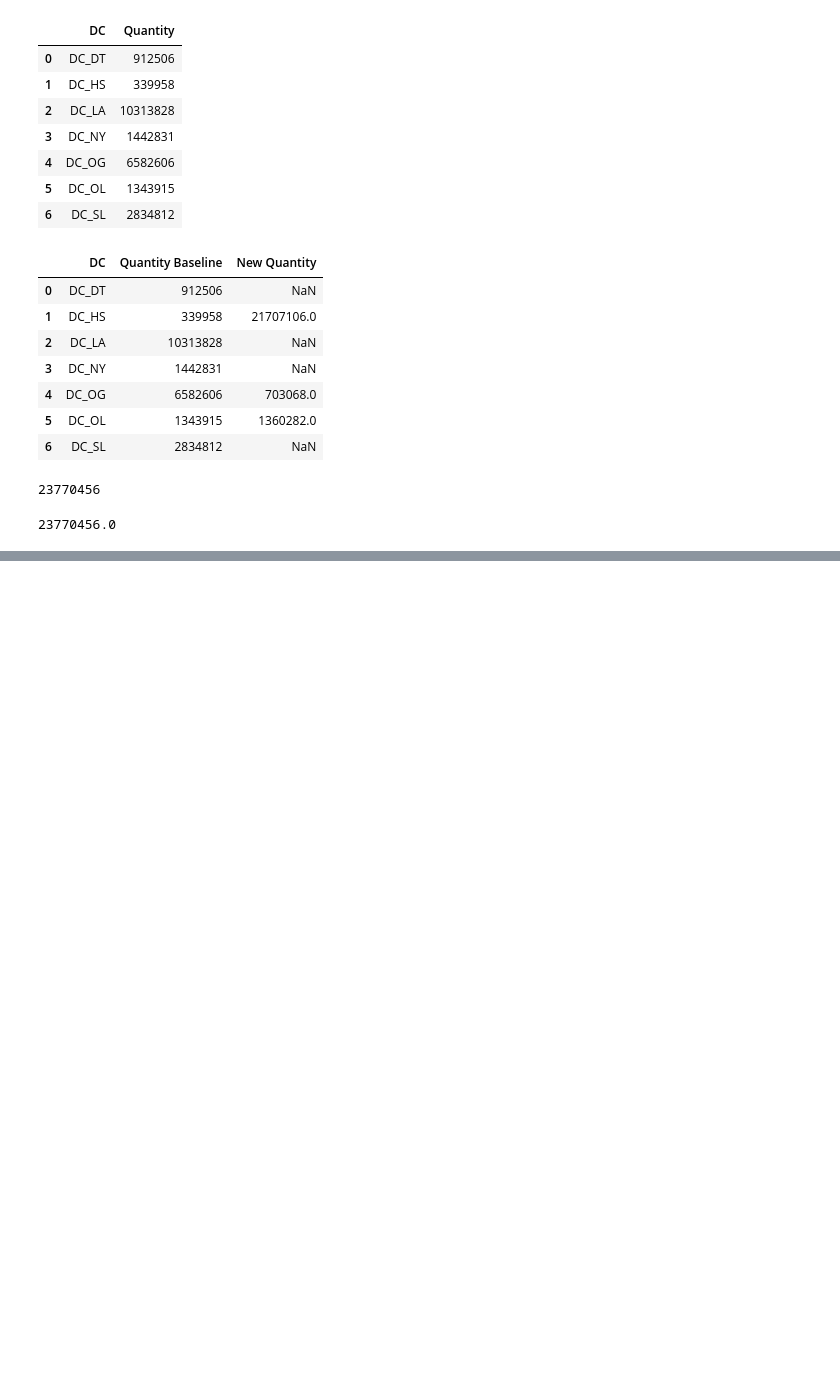
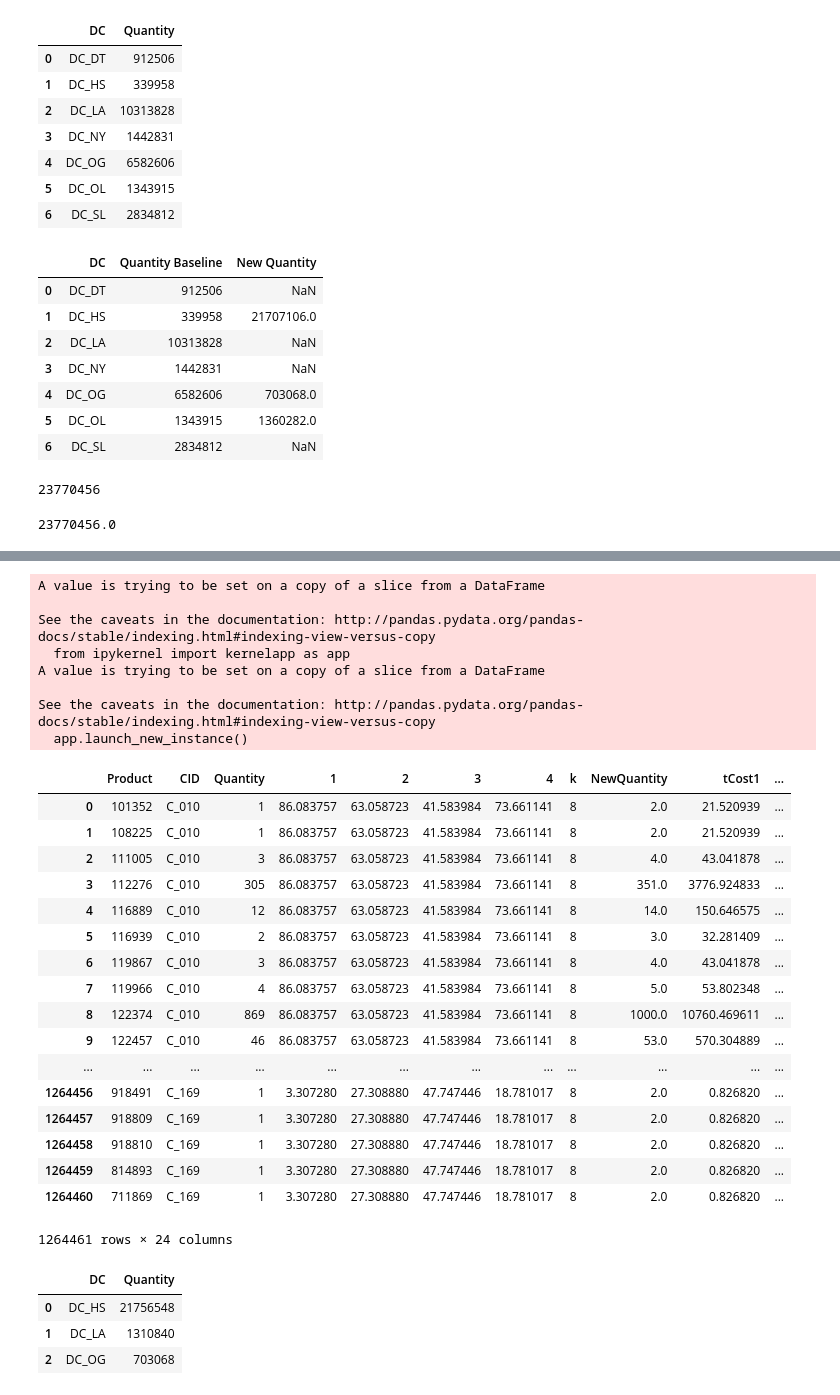
Before and after one commit to pszkilnyk/skittles, a Jupyter notebook: final.ipynb, the cells around one changed output, grey strips where cells are left out. Cells and saved outputs as stored; diff of their text form; code cells hidden in the pictures; blank space fills up the shorter version.

```diff
--- a/final.ipynb
+++ b/final.ipynb
@@ -742,0 +843,47 @@ comp1['New Quantity'].sum()
+# %%
+fo['varCost'] = 0
+fo['varCost'][fo['tv1'] == fo['min']] = ih.iloc[0]
+fo['varCost'][fo['tv2'] == fo['min']] = ih.iloc[1]
+fo['varCost'][fo['tv3'] == fo['min']] = ih.iloc[2]
+fo['varCost'][fo['tv4'] == fo['min']] = ih.iloc[3]
+
+fo = pd.merge(fo, varCost, on='varCost')
+fo
+# %% [output]
+A value is trying to be set on a copy of a slice from a DataFrame
+
+See the caveats in the documentation: http://pandas.pydata.org/pandas-docs/stable/indexing.html#indexing-view-versus-copy
+  from ipykernel import kernelapp as app
+A value is trying to be set on a copy of a slice from a DataFrame
+
+See the caveats in the documentation: http://pandas.pydata.org/pandas-docs/stable/indexing.html#indexing-view-versus-copy
+  app.launch_new_instance()
+|  | Product | CID | Quantity | 1 | 2 | 3 | 4 | k | NewQuantity | tCost1 | ... |
+| 0 | 101352 | C_010 | 1 | 86.083757 | 63.058723 | 41.583984 | 73.661141 | 8 | 2.0 | 21.520939 | ... |
+| 1 | 108225 | C_010 | 1 | 86.083757 | 63.058723 | 41.583984 | 73.661141 | 8 | 2.0 | 21.520939 | ... |
+| 2 | 111005 | C_010 | 3 | 86.083757 | 63.058723 | 41.583984 | 73.661141 | 8 | 4.0 | 43.041878 | ... |
+| 3 | 112276 | C_010 | 305 | 86.083757 | 63.058723 | 41.583984 | 73.661141 | 8 | 351.0 | 3776.924833 | ... |
+| 4 | 116889 | C_010 | 12 | 86.083757 | 63.058723 | 41.583984 | 73.661141 | 8 | 14.0 | 150.646575 | ... |
+| 5 | 116939 | C_010 | 2 | 86.083757 | 63.058723 | 41.583984 | 73.661141 | 8 | 3.0 | 32.281409 | ... |
+| 6 | 119867 | C_010 | 3 | 86.083757 | 63.058723 | 41.583984 | 73.661141 | 8 | 4.0 | 43.041878 | ... |
+| 7 | 119966 | C_010 | 4 | 86.083757 | 63.058723 | 41.583984 | 73.661141 | 8 | 5.0 | 53.802348 | ... |
+| 8 | 122374 | C_010 | 869 | 86.083757 | 63.058723 | 41.583984 | 73.661141 | 8 | 1000.0 | 10760.469611 | ... |
+| 9 | 122457 | C_010 | 46 | 86.083757 | 63.058723 | 41.583984 | 73.661141 | 8 | 53.0 | 570.304889 | ... |
+| ... | ... | ... | ... | ... | ... | ... | ... | ... | ... | ... | ... |
+| 1264456 | 918491 | C_169 | 1 | 3.307280 | 27.308880 | 47.747446 | 18.781017 | 8 | 2.0 | 0.826820 | ... |
+| 1264457 | 918809 | C_169 | 1 | 3.307280 | 27.308880 | 47.747446 | 18.781017 | 8 | 2.0 | 0.826820 | ... |
+| 1264458 | 918810 | C_169 | 1 | 3.307280 | 27.308880 | 47.747446 | 18.781017 | 8 | 2.0 | 0.826820 | ... |
+| 1264459 | 814893 | C_169 | 1 | 3.307280 | 27.308880 | 47.747446 | 18.781017 | 8 | 2.0 | 0.826820 | ... |
+| 1264460 | 711869 | C_169 | 1 | 3.307280 | 27.308880 | 47.747446 | 18.781017 | 8 | 2.0 | 0.826820 | ... |
+1264461 rows × 24 columns
+# %%
+t24=fo.groupby('DC').sum()
+t24=t24.iloc[:,1]
+t24=pd.DataFrame(data=t24)
+t24=t24.reset_index()
+t24
+# %% [output]
+|  | DC | Quantity |
+| 0 | DC_HS | 21756548 |
+| 1 | DC_LA | 1310840 |
+| 2 | DC_OG | 703068 |
```
Also changed, not shown: parts of 8 cells of this notebook.
